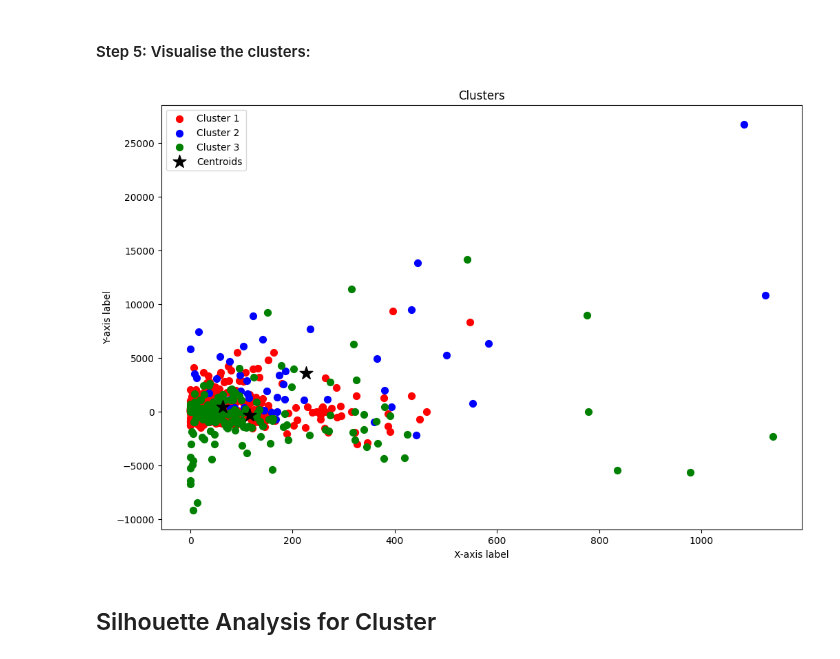
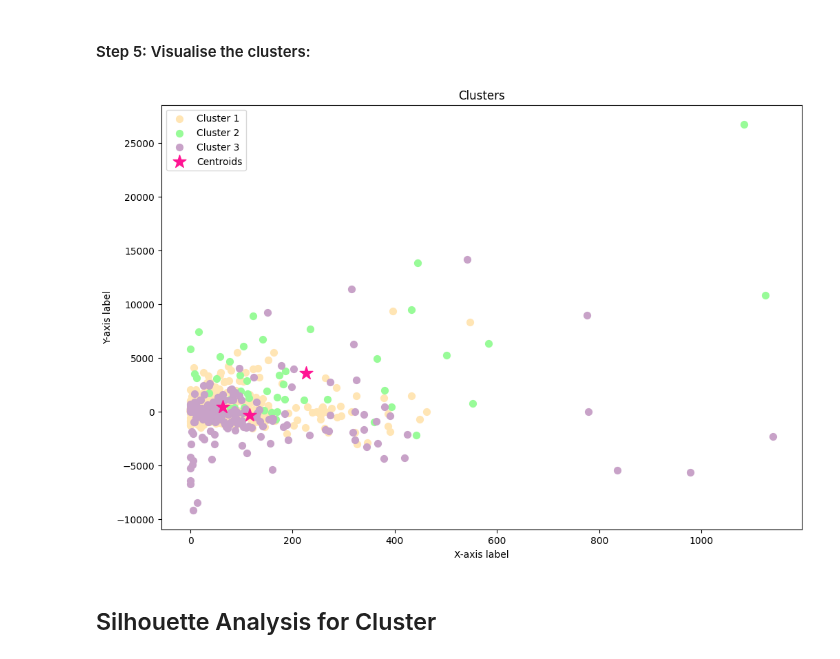
Before and after one commit to btmarsh6/mini-project-III, a Jupyter notebook: Brittany_Cluster_Notebook.ipynb, the cells around one changed output. Saved outputs shown, nothing was run; the diff lists cells and outputs as text; code cells hidden in the pictures.

```diff
--- a/Brittany_Cluster_Notebook.ipynb
+++ b/Brittany_Cluster_Notebook.ipynb
@@ -103,28 +103,28 @@ y_kmeans = kmeans.predict(X)
 # %%
 import matplotlib.pyplot as plt
 
 # Get the cluster assignments for each data point
 labels = kmeans.labels_
 
 # Get the coordinates of the centroids
 centroids = kmeans.cluster_centers_
 
 # Plot the data points with different colors based on their cluster assignments
-plt.scatter(X[labels==0, 0], X[labels==0, 1], s=50, c='red', label='Cluster 1')
-plt.scatter(X[labels==1, 0], X[labels==1, 1], s=50, c='blue', label='Cluster 2')
-plt.scatter(X[labels==2, 0], X[labels==2, 1], s=50, c='green', label='Cluster 3')
+plt.scatter(X[labels==0, 0], X[labels==0, 1], s=50, c='#FFE5B4', label='Cluster 1')
+plt.scatter(X[labels==1, 0], X[labels==1, 1], s=50, c='#98FB98', label='Cluster 2')
+plt.scatter(X[labels==2, 0], X[labels==2, 1], s=50, c='#C8A2C8', label='Cluster 3')
 
 
 # Plot the centroids as large markers
-plt.scatter(centroids[:, 0], centroids[:, 1], s=200, c='black', marker='*', label='Centroids')
+plt.scatter(centroids[:, 0], centroids[:, 1], s=200, c='#FF1493', marker='*', label='Centroids')
 
 plt.title('Clusters')
 plt.xlabel('X-axis label')
 plt.ylabel('Y-axis label')
 plt.legend()
 plt.show()
 # %% [output]
-[figure, old version]
+[figure, new version]
 # %% [markdown]
 ## Silhouette Analysis for Cluster
 # %% [markdown]
```
Also changed, not shown: parts of 1 cell of this notebook.
